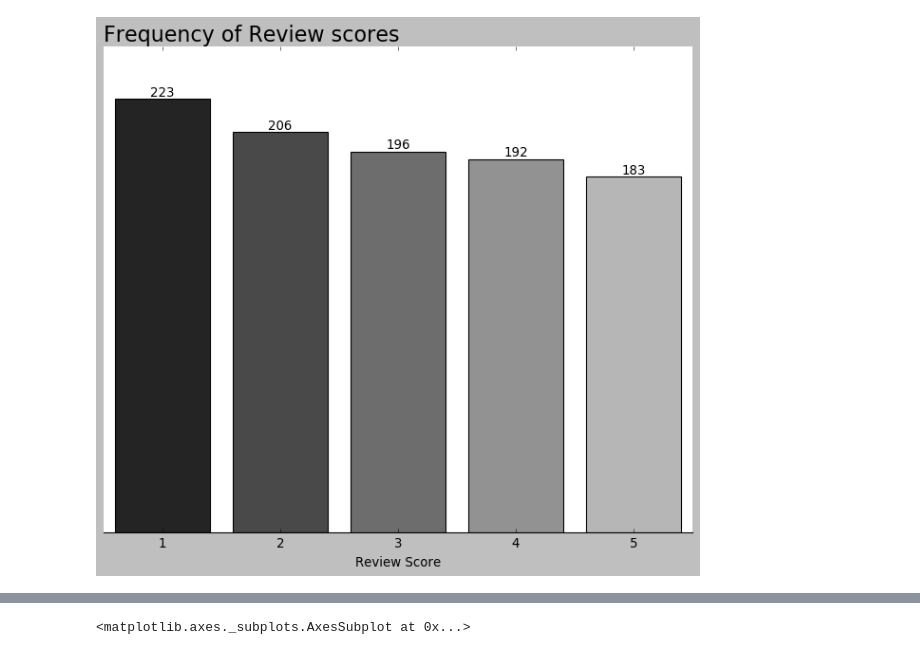
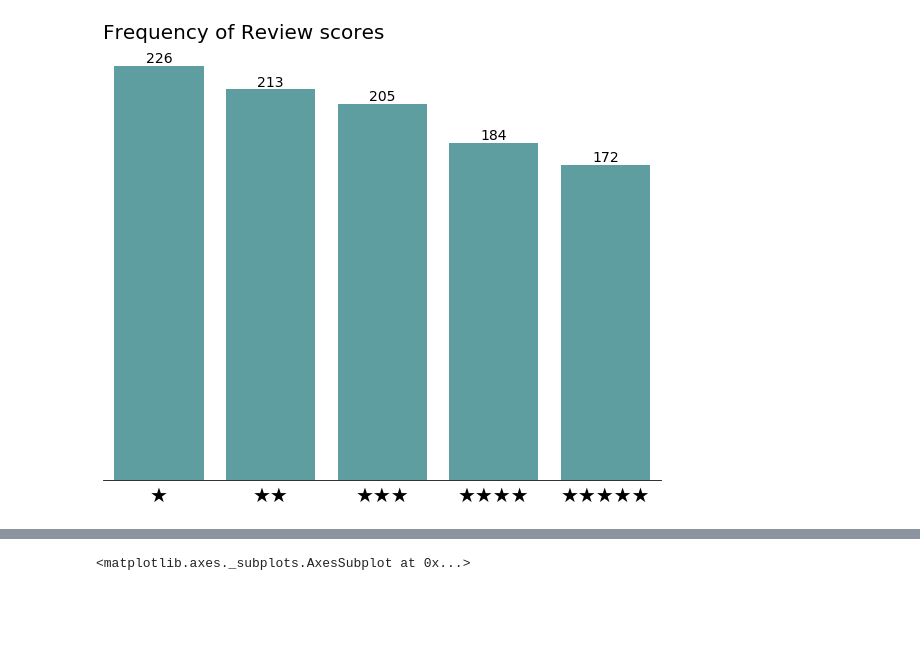
Before and after one commit to annarenneke/Group19, a Jupyter notebook: EXAM/Descriptive Stat.ipynb, the cells around one changed output, grey strips where cells are left out. Saved outputs shown, nothing was run; the diff lists cells and outputs as text; code cells hidden in the pictures; blank space fills up the shorter version.

Commit message:
plots

```diff
--- a/EXAM/Descriptive Stat.ipynb
+++ b/EXAM/Descriptive Stat.ipynb
@@ -9,23 +9,27 @@ df['review'] = np.random.randint(1 , 6  , size = 1000)
 # %%
 fig , ax = plt.subplots(1 , figsize = (10, 8))
 
 
-ax = sns.barplot(x = [1,2,3,4,5] , y = df['review'].value_counts() , data =df , saturation = 0.1)
-sns.set_palette('gray')
+ax = sns.barplot(x = ["★","★★","★★★","★★★★","★★★★★"] , y = df['review'].value_counts() , data =df , color = 'cadetblue' , saturation = 1)
+
 plt.title('Frequency of Review scores' , loc = 'left' , fontsize = 20)
-plt.xlabel('Review Score')
+
+plt.xticks(fontsize = 20)
+
+plt.tick_params(axis = 'x' , which = 'both' , bottom = False , top = False) #Removes ticks
+
 ax.get_yaxis().set_visible(False)
 
+#Adding data values
 for p in ax.patches:
     ax.text(p.get_x() + p.get_width()/2., p.get_height(), '%d' % int(p.get_height()),
-            fontsize=12, ha='center', va='bottom')
+            fontsize=14, ha='center', va='bottom')
 
-sns.despine(left = True)
+sns.despine(left = True) #Removes border
 
-
-#df['review'].value_counts().plot('bar')
+plt.savefig('freq_plot.png')
 # %% [output]
-[figure, old version]
+[figure, new version]
 # %%
 import geopandas as gpd
 
```
Also changed, not shown: 1 other file.
